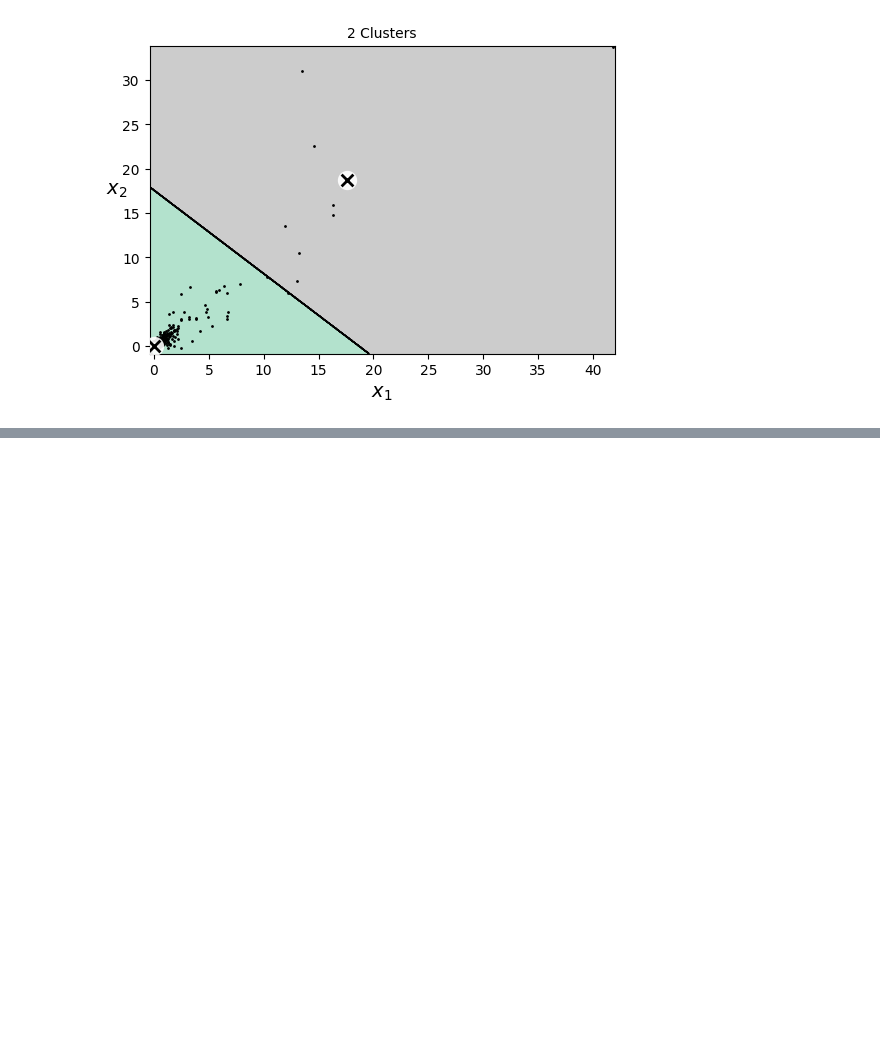
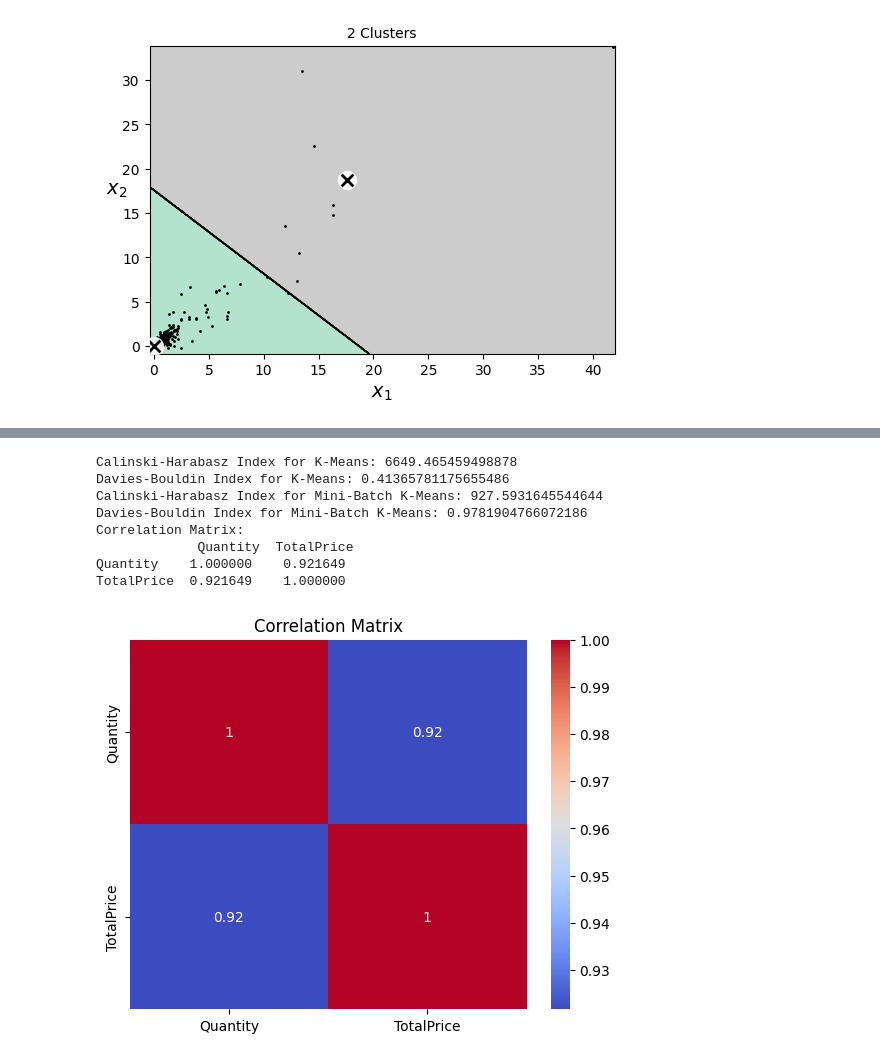
Before and after one commit to fabio-pecora/machine-learning-and-data-mining-csc735, a Jupyter notebook: 2nd-homework/HW2_Part1.ipynb, the cells around one changed output, grey strips where cells are left out. Cells and saved outputs as stored; diff of their text form; code cells hidden in the pictures; blank space fills up the shorter version.

```diff
--- a/2nd-homework/HW2_Part1.ipynb
+++ b/2nd-homework/HW2_Part1.ipynb
@@ -277,0 +271,44 @@ Davies-Bouldin Index: 1.0063116175045907
+# %%
+
+from sklearn.metrics import calinski_harabasz_score, davies_bouldin_score
+import seaborn as sns
+
+
+# Assuming 'scaled_dataset' contains your scaled features
+X = scaled_dataset  # Ensure this contains Quantity and TotalPrice
+
+# Perform clustering
+kmeans = KMeans(n_clusters=2, random_state=42).fit(X)
+minibatch_kmeans = MiniBatchKMeans(n_clusters=2, random_state=42).fit(X)
+
+# Evaluate clustering
+ch_index_kmeans = calinski_harabasz_score(X, kmeans.labels_)
+db_index_kmeans = davies_bouldin_score(X, kmeans.labels_)
+
+ch_index_minibatch = calinski_harabasz_score(X, minibatch_kmeans.labels_)
+db_index_minibatch = davies_bouldin_score(X, minibatch_kmeans.labels_)
+
+# Print results
+print("Calinski-Harabasz Index for K-Means:", ch_index_kmeans)
+print("Davies-Bouldin Index for K-Means:", db_index_kmeans)
+print("Calinski-Harabasz Index for Mini-Batch K-Means:", ch_index_minibatch)
+print("Davies-Bouldin Index for Mini-Batch K-Means:", db_index_minibatch)
+
+# Correlation matrix
+correlation_matrix = pd.DataFrame(X, columns=['Quantity', 'TotalPrice']).corr()
+print("Correlation Matrix:\n", correlation_matrix)
+
+# Visualize the correlation matrix
+sns.heatmap(correlation_matrix, annot=True, cmap='coolwarm')
+plt.title('Correlation Matrix')
+plt.show()
+# %% [output]
+Calinski-Harabasz Index for K-Means: 6649.465459498878
+Davies-Bouldin Index for K-Means: 0.41365781175655486
+Calinski-Harabasz Index for Mini-Batch K-Means: 927.5931645544644
+Davies-Bouldin Index for Mini-Batch K-Means: 0.9781904766072186
+Correlation Matrix:
+             Quantity  TotalPrice
+Quantity    1.000000    0.921649
+TotalPrice  0.921649    1.000000
+[figure, added]
```
Also changed, not shown: parts of 8 cells of this notebook.
